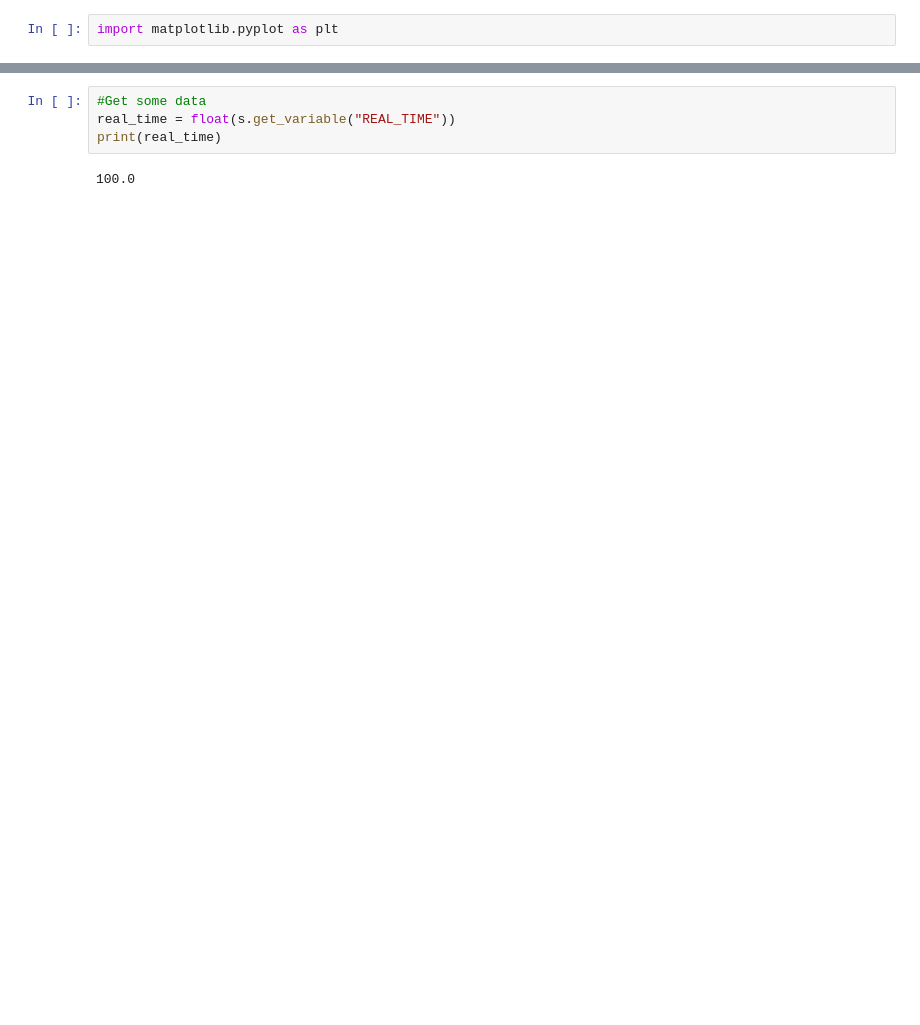
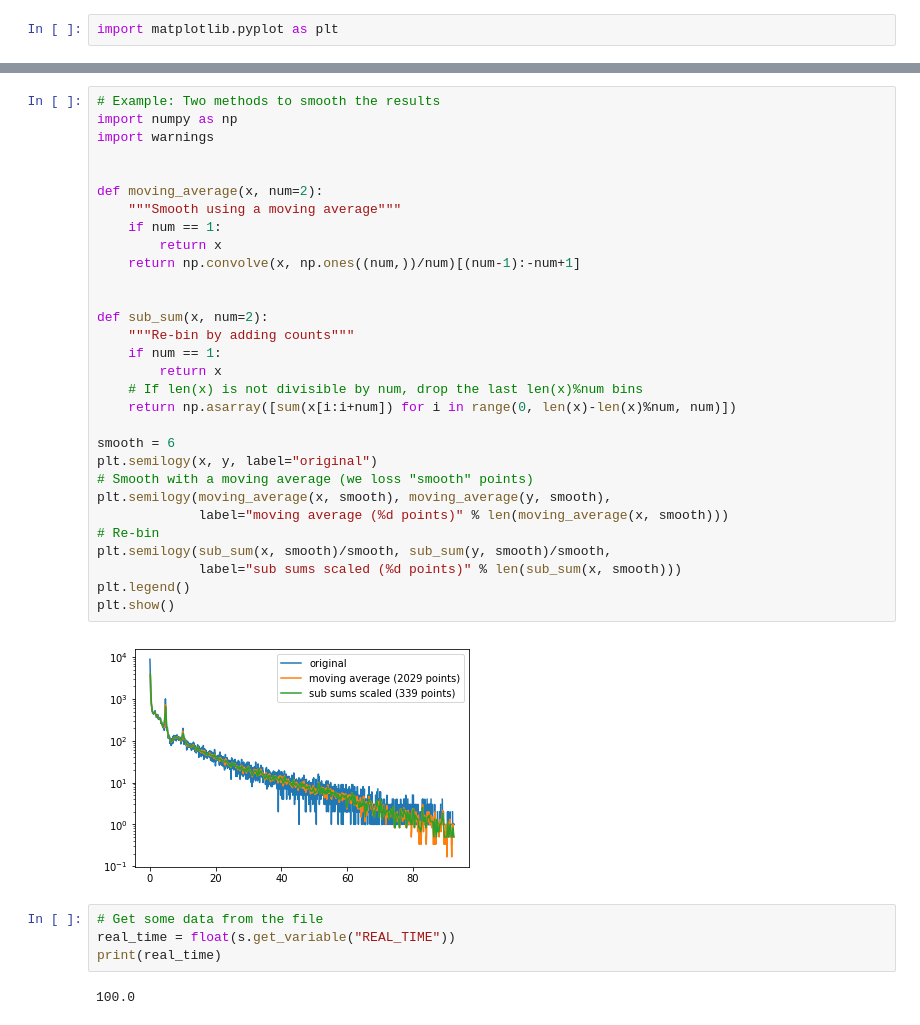
Before and after one commit to Dih5/mcareader, a Jupyter notebook: demos/intro.ipynb, the cells around one changed output, grey strips where cells are left out. Saved outputs shown, nothing was run; the diff lists cells and outputs as text; blank space fills up the shorter version.

Commit message:
Add smoothing demo

```diff
--- a/demos/intro.ipynb
+++ b/demos/intro.ipynb
@@ -20,5 +20,37 @@ plt.show() #
+# %%
+# Example: Two methods to smooth the results
+import numpy as np
+import warnings
+
+
+def moving_average(x, num=2):
+    """Smooth using a moving average"""
+    if num == 1:
+        return x
+    return np.convolve(x, np.ones((num,))/num)[(num-1):-num+1]
+
+
+def sub_sum(x, num=2):
+    """Re-bin by adding counts"""
+    if num == 1:
+        return x
+    # If len(x) is not divisible by num, drop the last len(x)%num bins
+    return np.asarray([sum(x[i:i+num]) for i in range(0, len(x)-len(x)%num, num)])
+
+smooth = 6
+plt.semilogy(x, y, label="original")
+# Smooth with a moving average (we loss "smooth" points)
+plt.semilogy(moving_average(x, smooth), moving_average(y, smooth),
+             label="moving average (%d points)" % len(moving_average(x, smooth)))
+# Re-bin
+plt.semilogy(sub_sum(x, smooth)/smooth, sub_sum(y, smooth)/smooth,
+             label="sub sums scaled (%d points)" % len(sub_sum(x, smooth)))
+plt.legend()
+plt.show()
+# %% [output]
+[figure, added]
 # %%
-#Get some data
+# Get some data from the file
 real_time = float(s.get_variable("REAL_TIME"))
 print(real_time)
 # %% [output]
```
Also changed, not shown: parts of 3 cells of this notebook.
